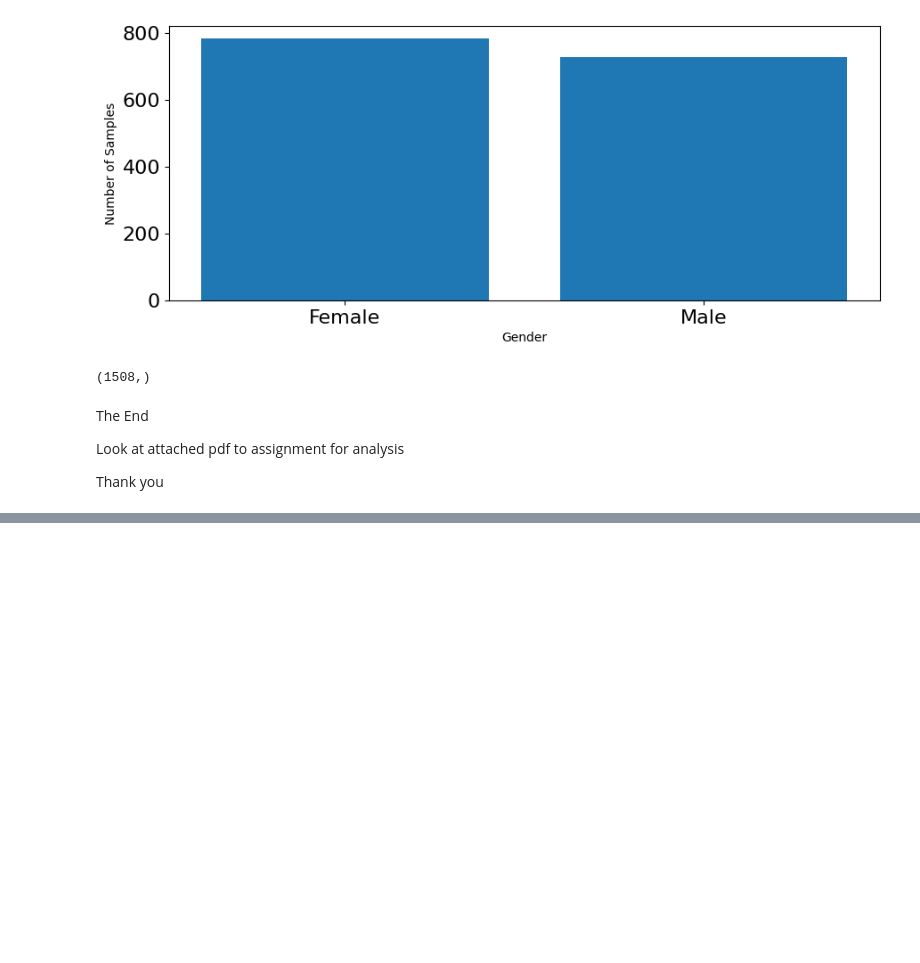
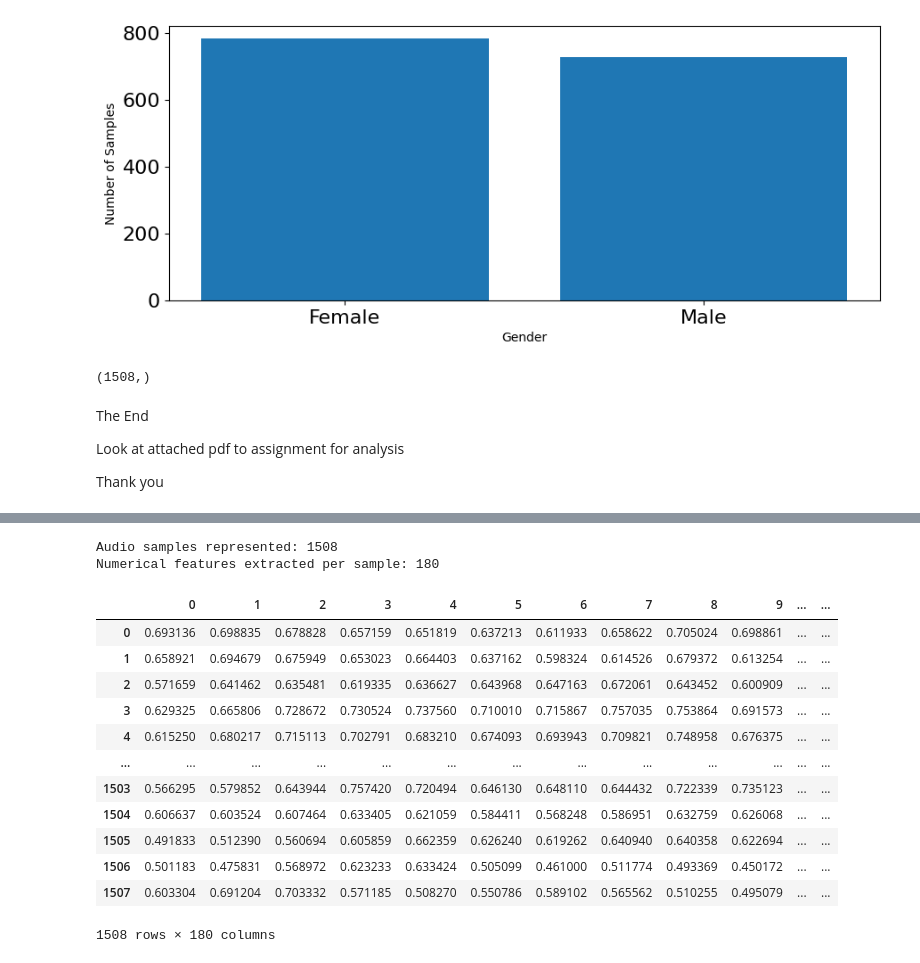
Before and after one commit to IAT-ExploringAI-2024/Week-2_Data_Preprocessing, a Jupyter notebook: Mark_Duinkerke_Week_2_Data_Preprocessing.ipynb, the cells around one changed output, grey strips where cells are left out. Cells and saved outputs as stored; diff of their text form; code cells hidden in the pictures; blank space fills up the shorter version.

```diff
--- a/Mark_Duinkerke_Week_2_Data_Preprocessing.ipynb
+++ b/Mark_Duinkerke_Week_2_Data_Preprocessing.ipynb
@@ -1200,0 +1221,23 @@ Thank you
+# %%
+features2 = np.vstack((features,features1))
+
+print(f'\nAudio samples represented: {features2.shape[0]}')
+print(f'Numerical features extracted per sample: {features2.shape[1]}')
+features2_df = pd.DataFrame(features2) # make it pretty for display
+features2_df
+# %% [output]
+Audio samples represented: 1508
+Numerical features extracted per sample: 180
+|  | 0 | 1 | 2 | 3 | 4 | 5 | 6 | 7 | 8 | 9 | ... | ... |
+| 0 | 0.693136 | 0.698835 | 0.678828 | 0.657159 | 0.651819 | 0.637213 | 0.611933 | 0.658622 | 0.705024 | 0.698861 | ... | ... |
+| 1 | 0.658921 | 0.694679 | 0.675949 | 0.653023 | 0.664403 | 0.637162 | 0.598324 | 0.614526 | 0.679372 | 0.613254 | ... | ... |
+| 2 | 0.571659 | 0.641462 | 0.635481 | 0.619335 | 0.636627 | 0.643968 | 0.647163 | 0.672061 | 0.643452 | 0.600909 | ... | ... |
+| 3 | 0.629325 | 0.665806 | 0.728672 | 0.730524 | 0.737560 | 0.710010 | 0.715867 | 0.757035 | 0.753864 | 0.691573 | ... | ... |
+| 4 | 0.615250 | 0.680217 | 0.715113 | 0.702791 | 0.683210 | 0.674093 | 0.693943 | 0.709821 | 0.748958 | 0.676375 | ... | ... |
+| ... | ... | ... | ... | ... | ... | ... | ... | ... | ... | ... | ... | ... |
+| 1503 | 0.566295 | 0.579852 | 0.643944 | 0.757420 | 0.720494 | 0.646130 | 0.648110 | 0.644432 | 0.722339 | 0.735123 | ... | ... |
+| 1504 | 0.606637 | 0.603524 | 0.607464 | 0.633405 | 0.621059 | 0.584411 | 0.568248 | 0.586951 | 0.632759 | 0.626068 | ... | ... |
+| 1505 | 0.491833 | 0.512390 | 0.560694 | 0.605859 | 0.662359 | 0.626240 | 0.619262 | 0.640940 | 0.640358 | 0.622694 | ... | ... |
+| 1506 | 0.501183 | 0.475831 | 0.568972 | 0.623233 | 0.633424 | 0.505099 | 0.461000 | 0.511774 | 0.493369 | 0.450172 | ... | ... |
+| 1507 | 0.603304 | 0.691204 | 0.703332 | 0.571185 | 0.508270 | 0.550786 | 0.589102 | 0.565562 | 0.510255 | 0.495079 | ... | ... |
+1508 rows × 180 columns
```
Also changed, not shown: parts of 6 cells of this notebook.
